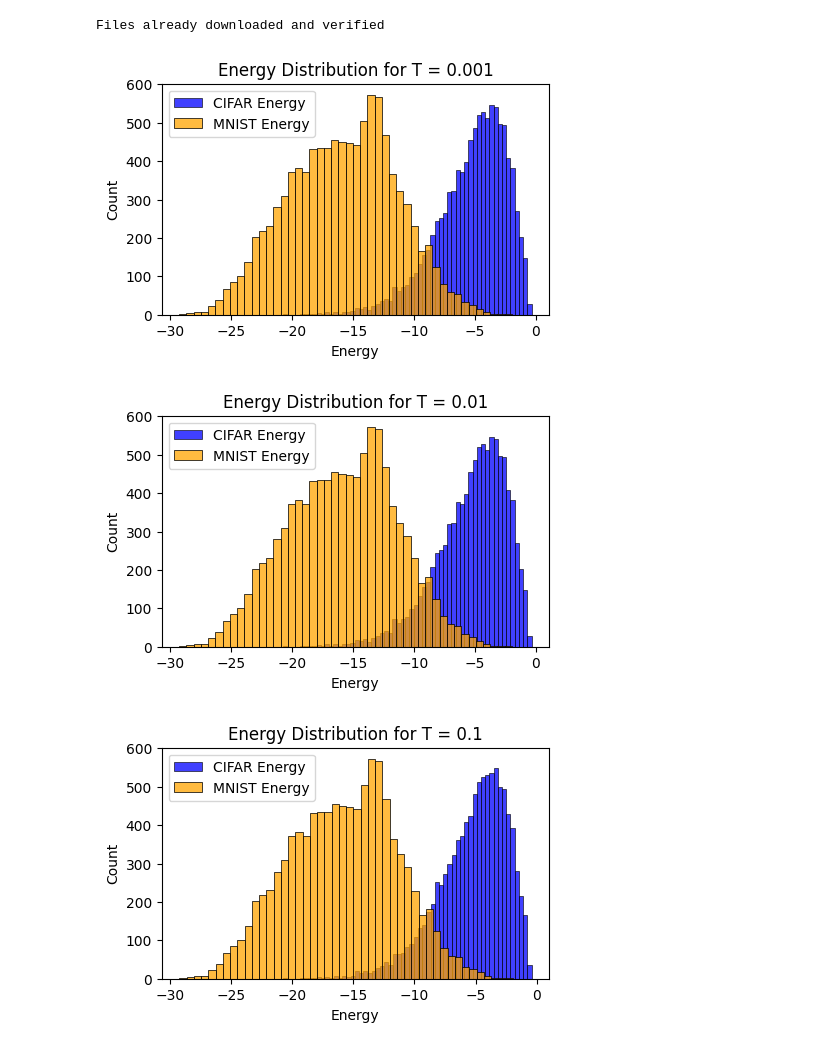
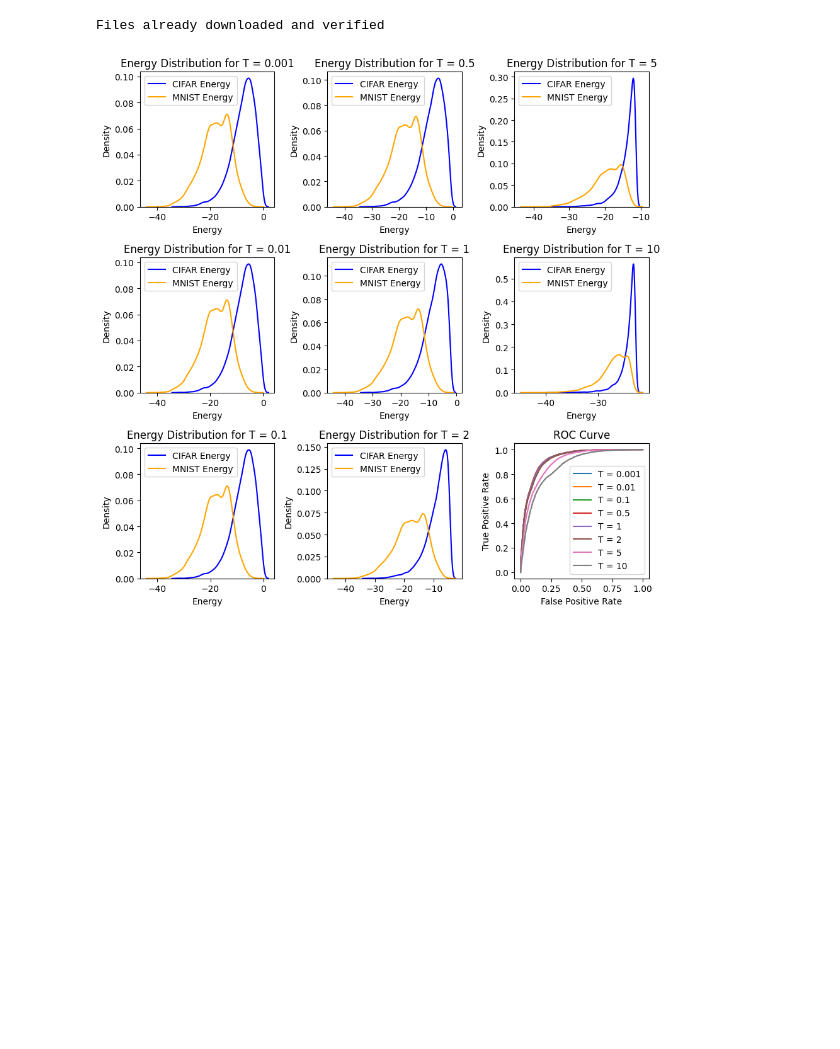
Before and after one commit to JuliusKoerner/OOD, a Jupyter notebook: energy.ipynb, the cells around one changed output. Drawn from its saved outputs; the diff is of its cells as text; code cells hidden in the pictures; blank space fills up the shorter version.

Commit message:
energy

```diff
--- a/energy.ipynb
+++ b/energy.ipynb
@@ -14,7 +14,7 @@ from sklearn.metrics import roc_curve
 import matplotlib.pyplot as plt
 # %%
 model = Conv_Net_Dropout()
-model.load_state_dict(torch.load('/home/julius/OOD/models/model1_drop.pth'))
+model.load_state_dict(torch.load('/home/julius/OOD/models/model2_drop.pth'))
 model.to('cuda')
 model.fcs = model.fcs[:-1]
 model.eval()
@@ -64,18 +64,26 @@ with torch.no_grad():
         cifar_logits.append(logits.cpu())
     cifar_logits = torch.cat(cifar_logits).numpy()
 # %%
-for T in [0.001, 0.01, 0.1, 0.5, 1, 2, 5, 10]:
+aucs = {}
+fig, ax = plt.subplots(3, 3, figsize=(9, 9))
+for i,T in enumerate([0.001, 0.01, 0.1, 0.5, 1, 2, 5, 10]):
     cifar_energy = energy(torch.tensor(cifar_logits), T = T).numpy()
     mnist_energy = energy(torch.tensor(mnist_logits), T = T).numpy()
-    plt.figure(figsize=(5, 3))
-    sns.histplot(cifar_energy, color='blue', label='CIFAR Energy')
-    sns.histplot(mnist_energy, color='orange', label='MNIST Energy')
-    plt.xlabel('Energy')
-    plt.ylabel('Count')
-    plt.title(f'Energy Distribution for T = {T}')
-    plt.legend()
-    plt.show()
+    fpr,tpr, thresholds = roc_curve(np.concatenate((np.zeros_like(cifar_energy),np.ones_like(mnist_energy))),np.concatenate(( -cifar_energy, -mnist_energy)))
+    aucs[T] = auc(fpr, tpr)
+
+    ax[2, 2].plot(fpr, tpr, label = f'T = {T}')
+    sns.kdeplot(cifar_energy, color='blue', ax=ax[i%3, i//3], label='CIFAR Energy')
+    sns.kdeplot(mnist_energy, color='orange', ax=ax[i%3, i//3], label='MNIST Energy')
+    ax[i%3, i//3].set_xlabel('Energy')
+    ax[i%3, i//3].set_ylabel('Density')
+    ax[i%3, i//3].set_title(f'Energy Distribution for T = {T}')
+    ax[i%3, i//3].legend()
+ax[2,2].set_xlabel('False Positive Rate')
+ax[2,2].set_ylabel('True Positive Rate')
+ax[2,2].set_title('ROC Curve')
+ax[2,2].legend()
+plt.tight_layout()
+plt.show()
 # %% [output]
-[figure, old version]
+[figure, new version]
-[figure, removed]
-[figure, removed]
```
Also changed, not shown: parts of 5 cells of this notebook, 4 other files.
